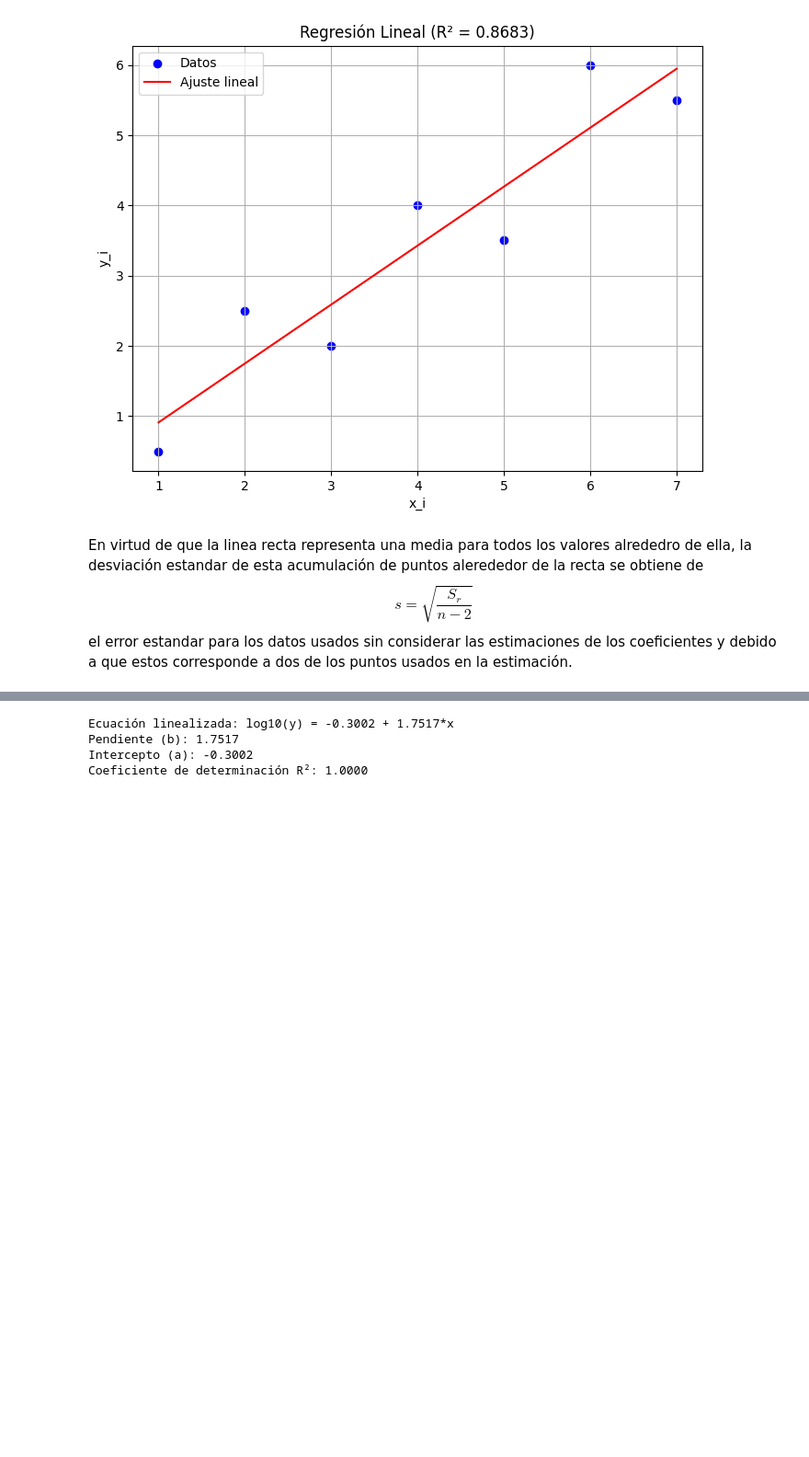
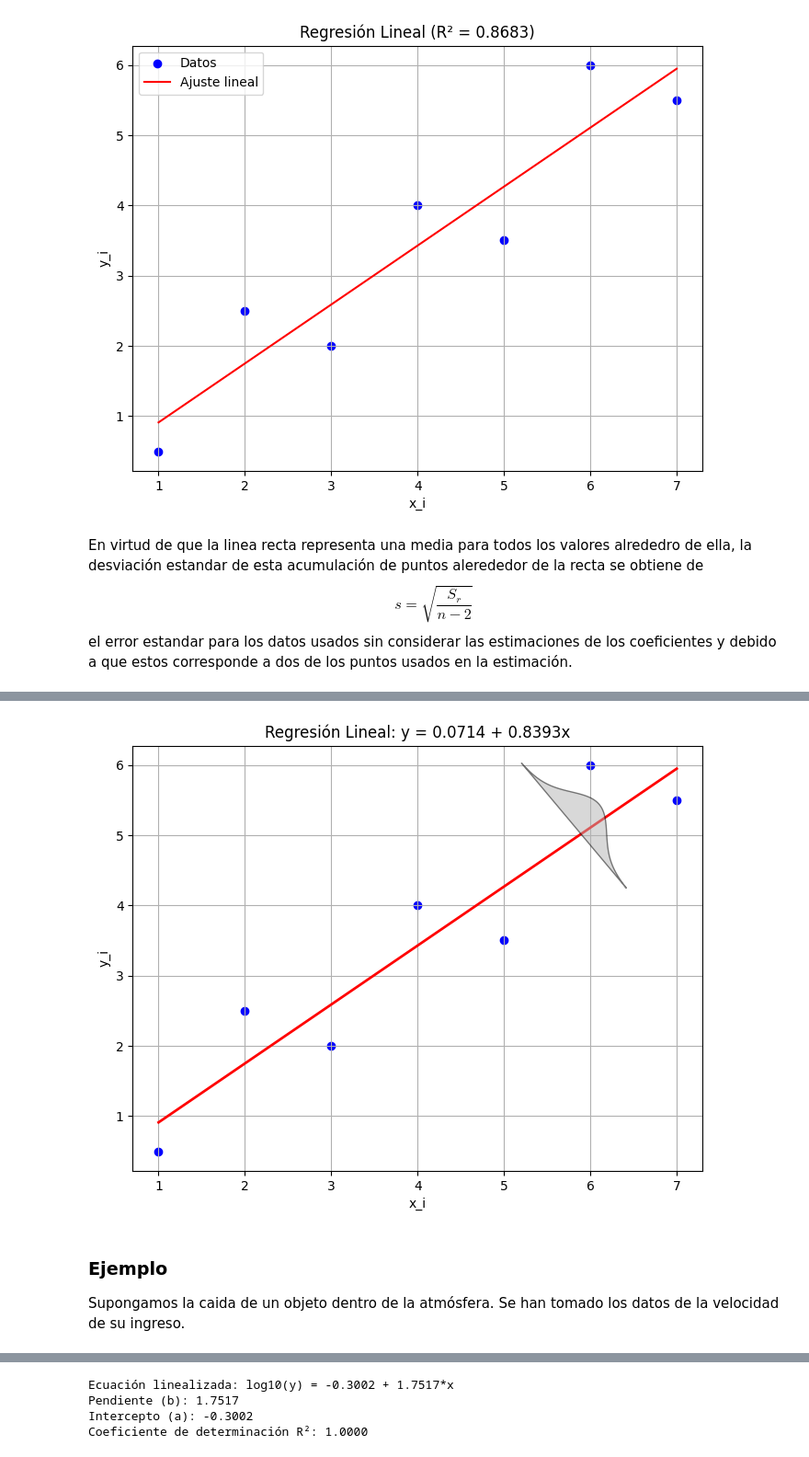
Before and after one commit to ArnaldoHC/Herramientas-Computacionales-Avanzadas, a Jupyter notebook: Clases/Ajustes/Regresion_lineal.ipynb, the cells around one changed output, grey strips where cells are left out. Shown at 92% size. Saved outputs shown, nothing was run; the diff lists cells and outputs as text; code cells hidden in the pictures; blank space fills up the shorter version.

Commit message:
ejemplos regresion

```diff
--- a/Clases/Ajustes/Regresion_lineal.ipynb
+++ b/Clases/Ajustes/Regresion_lineal.ipynb
@@ -84,0 +89,68 @@ el error estandar para los datos usados sin considerar las estimaciones de los c
+# %%
+import numpy as np
+import matplotlib.pyplot as plt
+from scipy.stats import norm
+
+# Datos proporcionados
+x_lineal = np.array([1, 2, 3, 4, 5, 6, 7])
+y_lineal = np.array([0.5, 2.5, 2.0, 4.0, 3.5, 6.0, 5.5])
+
+# 1. Regresión lineal
+p = np.polyfit(x_lineal, y_lineal, 1)
+y_pred = np.polyval(p, x_lineal)
+residuos = y_lineal - y_pred
+sigma = np.std(residuos)
+
+# 2. Crear figura principal
+fig, main_ax = plt.subplots(figsize=(8, 6))
+fig.patch.set_facecolor('white')
+
+# Gráfica principal
+main_ax.scatter(x_lineal, y_lineal, color='blue', label='Datos')
+main_ax.plot(x_lineal, y_pred, 'r-', linewidth=2, label='Ajuste lineal')
+main_ax.set_title(f'Regresión Lineal: y = {p[1]:.4f} + {p[0]:.4f}x')
+main_ax.set_xlabel('x_i')
+main_ax.set_ylabel('y_i')
+main_ax.grid(True)
+# main_ax.legend(loc='northwest')
+main_ax.axis('tight')
+
+# 3. Crear distribución gaussiana para el inset
+x_gauss = np.linspace(-3*sigma, 3*sigma, 200)
+y_gauss = norm.pdf(x_gauss, 0, sigma)
+y_gauss = y_gauss/y_gauss.max()*0.8  # Normalizar altura
+
+# 4. Crear inset rotado
+inset_pos = [0.6, 0.61, 0.25, 0.25]  # Posición y tamaño del inset
+inset_ax = fig.add_axes(inset_pos)
+
+# Función para rotar la curva
+def rotate_curve(x, y, theta):
+    theta_rad = np.deg2rad(theta)
+    x_rot = x * np.cos(theta_rad) - y * np.sin(theta_rad)
+    y_rot = x * np.sin(theta_rad) + y * np.cos(theta_rad)
+    return x_rot, y_rot
+
+# Rotar y graficar la gaussiana (30 grados)
+theta = -np.degrees(np.arctan(p[0])) - 10  # Ángulo de rotación en grados
+x_rot, y_rot = rotate_curve(x_gauss, y_gauss, theta)
+
+inset_ax.fill(x_rot, y_rot, color=[0.7, 0.7, 0.7], alpha=0.5, edgecolor='k', linewidth=1)
+
+# Configurar el inset
+inset_ax.set_facecolor('none')
+inset_ax.set_xticks([])
+inset_ax.set_yticks([])
+inset_ax.spines['top'].set_color('none')
+inset_ax.spines['right'].set_color('none')
+inset_ax.spines['left'].set_color('none')
+inset_ax.spines['bottom'].set_color('none')
+inset_ax.set_aspect('equal')
+inset_ax.axis('off')
+
+plt.show()
+# %% [output]
+[figure, added]
+# %% [markdown]
+### Ejemplo
+Supongamos la caida de un objeto dentro de la atmósfera. Se han tomado los datos de la velocidad de su ingreso.
```
Also changed, not shown: parts of 15 cells of this notebook, 1 other file.
